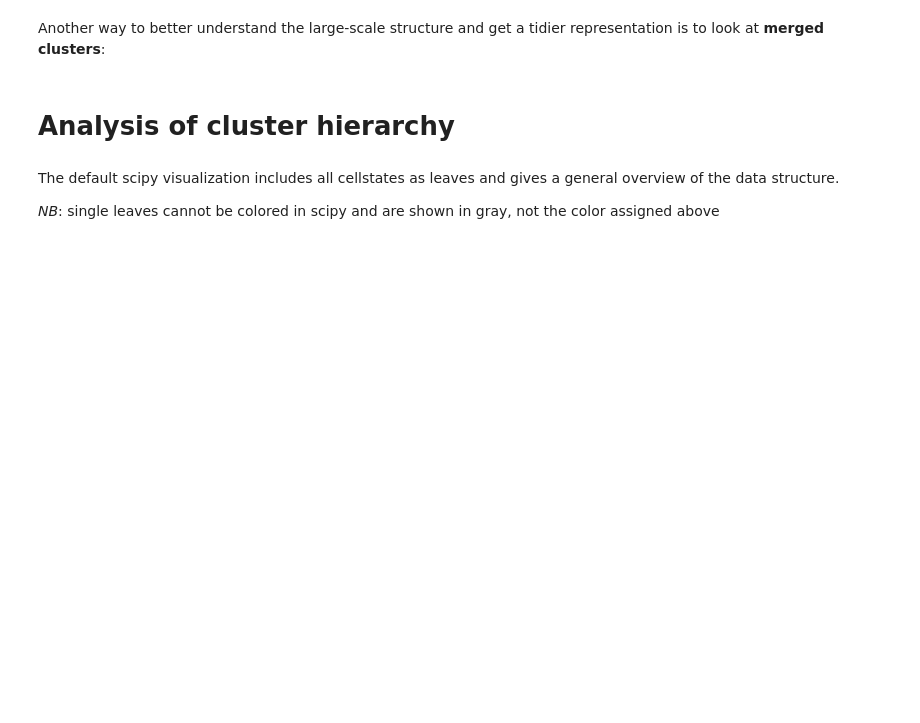
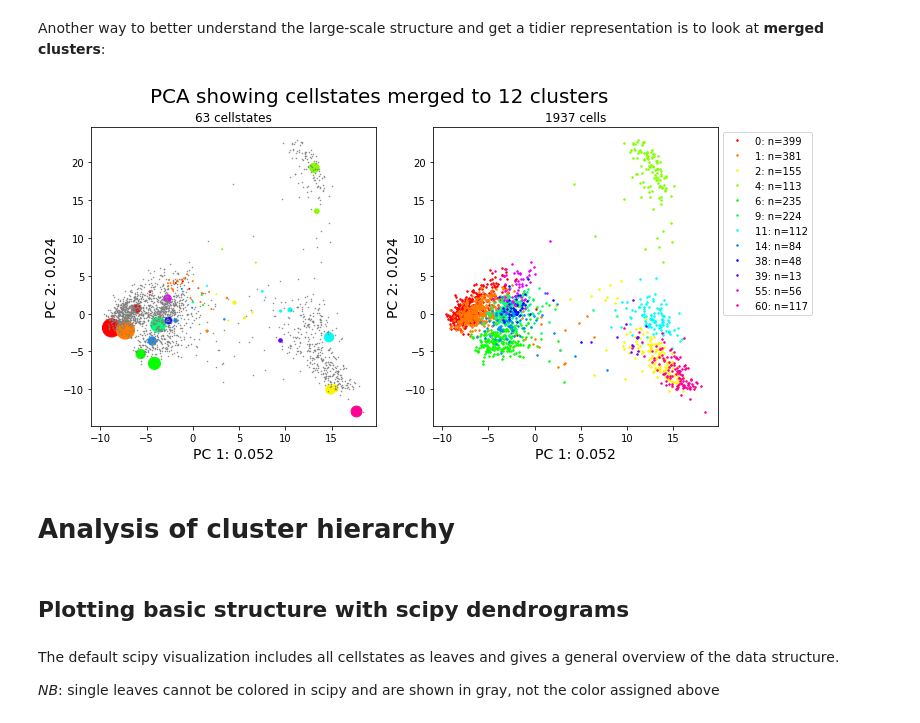
Before and after one commit to nimwegenLab/cellstates, a Jupyter notebook: scripts/Example_analysis.ipynb, the cells around one changed output. Drawn from its saved outputs; the diff is of its cells as text; code cells hidden in the pictures; blank space fills up the shorter version.

Commit message:
ete3 visualizations of qualitative attributes

```diff
--- a/scripts/Example_analysis.ipynb
+++ b/scripts/Example_analysis.ipynb
@@ -110,30 +141,61 @@ Another way to better understand the large-scale structure and get a tidier repr
 # %%
 
 nc = 12 # number of clusters
+
+# array of cluster indices for all cells
 merged_clusters = cs.clusters_from_hierarchy(hierarchy_df, cluster_init=clusters, steps= - nc + 1)
+
+# array of cluster indices for all cellstates
+merged_clusters_cellstates = cs.clusters_from_hierarchy(hierarchy_df, steps=-nc+1)
+
 
 cluster_names, cluster_sizes = np.unique(merged_clusters, return_counts=True)
 colors = plt.cm.hsv(np.linspace(0, 1, nc+1))
 
-fig, ax = plt.subplots(1, 1, figsize=(6,6))
+fig, axs = plt.subplots(1, 2, figsize=(10, 5.5))
 
 # plot first 2 PCA components
 c1, c2 = 0, 1
+
+# plot centres of cellstates
+ax = axs[0]
+ax.plot(X_pca[:, c1], X_pca[:, c2], '.', ms=1, color='gray')
+for i, c in enumerate(cluster_names):
+    cond = (merged_clusters_cellstates==c)
+    ax.scatter(X_pca_states[cond, c1], X_pca_states[cond, c2],
+               s=clst.cluster_sizes[cond],
+               color=colors[i])
+ax.set_xlabel(f'PC {c1+1}: {pca_var[c1]:.3f}', size=14)
+ax.set_ylabel(f'PC {c2+1}: {pca_var[c2]:.3f}', size=14)
+
+ax.set_title(f'{clst.n_clusters} cellstates')
+
+
+# plot previous PCA for comparison
+ax = axs[1]
 x = X_pca[:, c1]
 y = X_pca[:, c2]
 for c, color in zip(cluster_names, colors):
     cond = (merged_clusters==c)
     label = f'{c}: n={np.sum(cond)}'
     ax.plot(x[cond], y[cond], '.', ms=3, label=label, color=color)
-ax.set_xlabel(f'PC {c1+1}: {pca_var[c1]:.3f}')
-ax.set_ylabel(f'PC {c2+1}: {pca_var[c2]:.3f}')
+ax.set_xlabel(f'PC {c1+1}: {pca_var[c1]:.3f}', size=14)
+ax.set_ylabel(f'PC {c2+1}: {pca_var[c2]:.3f}', size=14)
+
+ax.set_title(f'{clst.N_samples} cells')
 l = plt.legend(ncol=1)
 l.set_bbox_to_anchor([1., 1])
 
-fig.suptitle(f'PCA showing cellstates merged to {nc} clusters')
+plt.subplots_adjust(left=0.1, right=0.97)
+
+fig.suptitle(f'PCA showing cellstates merged to {nc} clusters', size=20)
 plt.show()
+# %% [output]
+[figure, added]
 # %% [markdown]
 # Analysis of cluster hierarchy
+# %% [markdown]
+## Plotting basic structure with scipy dendrograms
 # %% [markdown]
 The default scipy visualization includes all cellstates as leaves and gives a general overview of the data structure.
 
```
Also changed, not shown: parts of 41 cells of this notebook, 1 other file.
